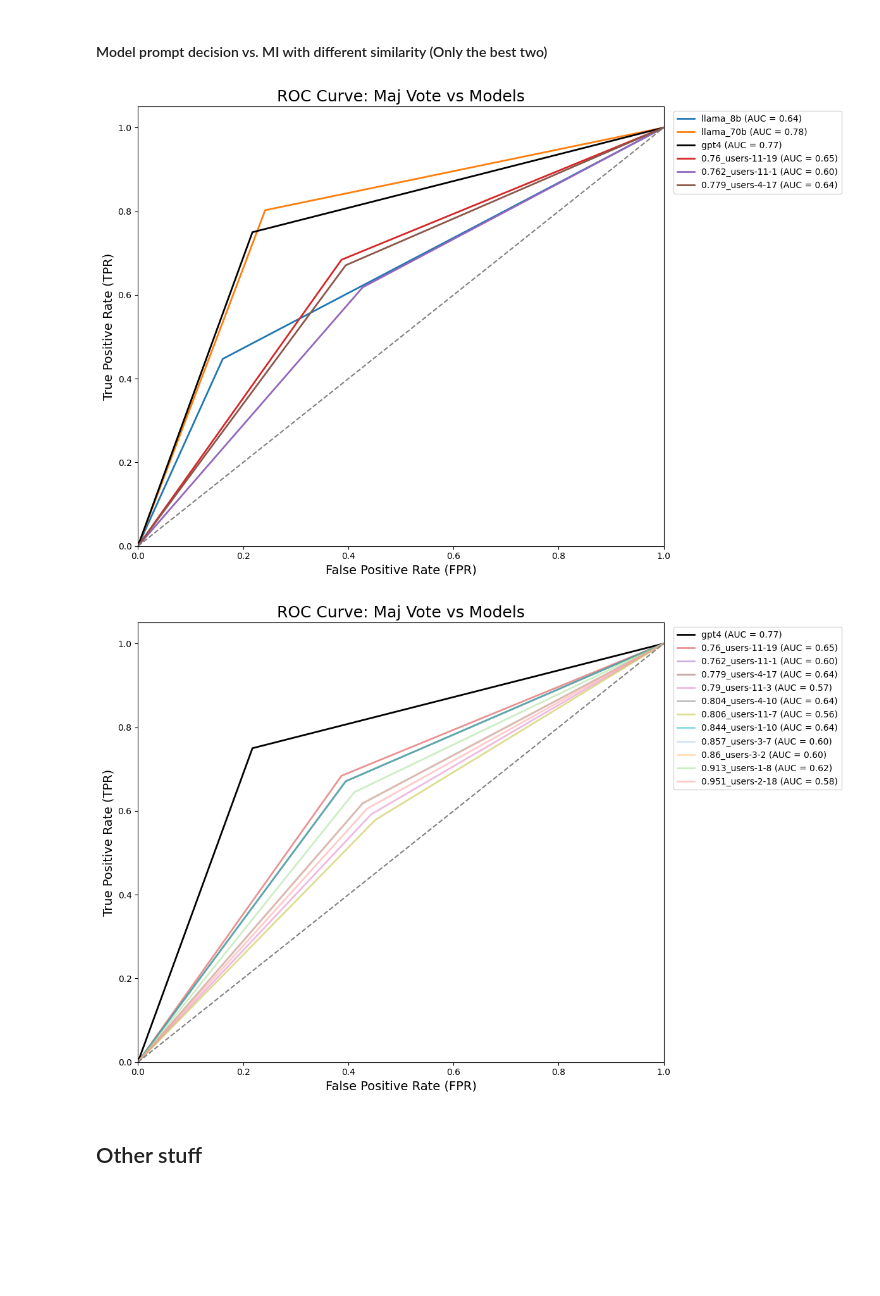
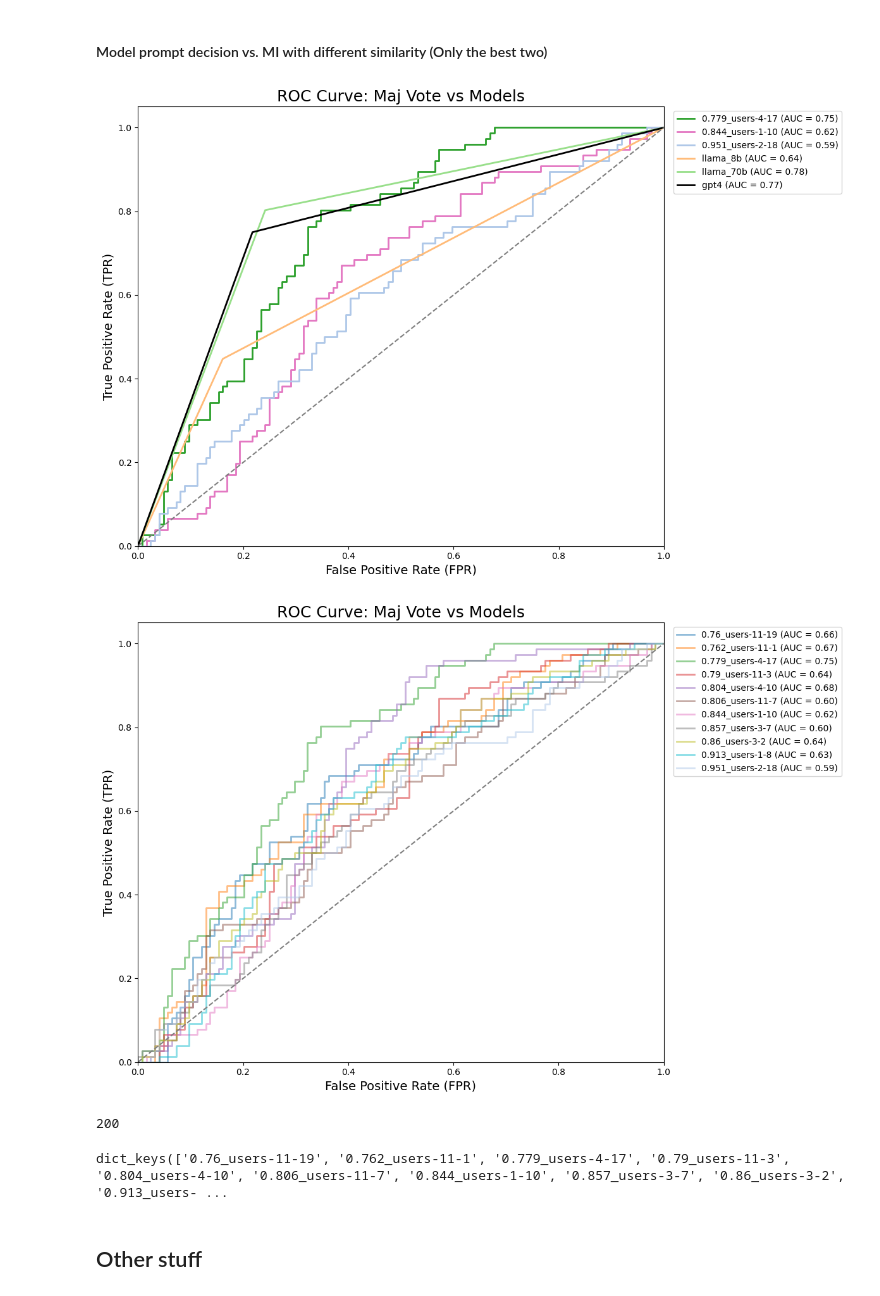
Before and after one commit to janphilippfranken/star-gate-human-eval, a Jupyter notebook: experiments/v1_conversation/vis_sim_eig.ipynb, the cells around one changed output. Saved outputs shown, nothing was run; the diff lists cells and outputs as text; code cells hidden in the pictures; blank space fills up the shorter version.

```diff
--- a/experiments/v1_conversation/vis_sim_eig.ipynb
+++ b/experiments/v1_conversation/vis_sim_eig.ipynb
@@ -57,7 +57,8 @@ user_sim_eig_dict = {
 user_sim_eig_dict = {
     0.76: 'data/expected_info_gain/by_sims/30_words_11-19.json',
     0.762: 'data/expected_info_gain/by_sims/10_words_11-1.json',
-    0.779: 'data/expected_info_gain/by_sims/30_words_4-17.json',
+    # 0.779: 'data/expected_info_gain/by_sims/30_words_4-17.json',
+    0.779: 'data/expected_info_gain/debug/30_words.json',
     0.79: 'data/expected_info_gain/by_sims/30_words_11-3.json',
     0.804: 'data/expected_info_gain/by_sims/30_words_4-10.json',
     0.806: 'data/expected_info_gain/by_sims/30_words_11-7.json',
@@ -78,6 +79,7 @@ user_sim_median_eigs = {}
 
 for similarity, eig_path in user_sim_eig_dict.items():
     user_pair = os.path.basename(eig_path).split('_')[-1].split('.')[0]
+    user_pair = '4-17' if user_pair == 'words' else user_pair
     key = f'{similarity}_users-{user_pair}'
     eig_dict = json.load(open(eig_path, 'r'))
     best_eigs = []
@@ -208,11 +217,17 @@ custom_palette = ['#1f77b4', '#ff7f0e', '#2ca02c', '#d62728', '#9467bd',
                   '#c49c94', '#f7b6d2', '#c7c7c7', '#dbdb8d', '#9edae5']
 # %% [markdown]
 #### Model prompt decision vs. MI with different similarity (Only the best two)
+# %%
+# Add LM results to user_sim_eigs
+for model, labels in model_labels.items():
+    if 'user' not in model:
+        user_sim_eigs[model] = labels
 # %%
 plt.figure(figsize=(12, 8))
 sns.set_palette('colorblind')
-for i, (model, labels) in enumerate(model_labels.items()):
-    if ('users-' in model and ('4-17' in model or'11-1' in model)) or 'user' not in model:
+# for i, (model, labels) in enumerate(model_labels.items()):
+for i, (model, labels) in enumerate(user_sim_eigs.items()):
+    if ('users-' in model and ('4-17' in model or '1-10' in model or '2-18' in model)) or 'user' not in model:
         fpr, tpr, roc_auc = compute_roc_auc(maj_vote, labels)
         color = custom_palette[i]
         if model == 'gpt4':
@@ -231,31 +246,41 @@ plt.legend(bbox_to_anchor=(1.01, 1), loc='upper left')
 plt.tight_layout()
 plt.show()
 # %% [output]
-[figure, old version]
+[figure, new version]
 # %%
 plt.figure(figsize=(12, 8))
 # sns.set_palette('colorblind')
-for i, (model, labels) in enumerate(model_labels.items()):
-    fpr, tpr, roc_auc = compute_roc_auc(maj_vote, labels)
+# for i, (model, labels) in enumerate(model_labels.items()):
+    # fpr, tpr, roc_auc = compute_roc_auc(maj_vote, labels)
+for i, (model, eigs) in enumerate(user_sim_eigs.items()):
+    fpr, tpr, roc_auc = compute_roc_auc(maj_vote, eigs)
     color = custom_palette[i]
     if 'user' in model:
         plt.plot(fpr, tpr, lw=2, color=color, label=f'{model} (AUC = {roc_auc:.2f})', alpha=0.5)
     elif model == 'gpt4':
         plt.plot(fpr, tpr, lw=2, color='black', label=f'{model} (AUC = {roc_auc:.2f})')
 
 
 # baseline: random classifier
 plt.plot([0, 1], [0, 1], color='gray', linestyle='--')
 plt.xlim([0.0, 1.0])
 plt.ylim([0.0, 1.05])
 plt.xlabel('False Positive Rate (FPR)', fontsize=14)
 plt.ylabel('True Positive Rate (TPR)', fontsize=14)
 plt.title('ROC Curve: Maj Vote vs Models', fontsize=18)
 plt.legend(bbox_to_anchor=(1.01, 1), loc='upper left')
 plt.tight_layout()
 plt.show()
 # %% [output]
-[figure, old version]
+[figure, new version]
+# %%
+len(thirty_words)
+# %% [output]
+200
+# %%
+user_sim_eigs['0.779_users-4-17']
+# %% [output]
+dict_keys(['0.76_users-11-19', '0.762_users-11-1', '0.779_users-4-17', '0.79_users-11-3', '0.804_users-4-10', '0.806_users-11-7', '0.844_users-1-10', '0.857_users-3-7', '0.86_users-3-2', '0.913_users- ...
 # %% [markdown]
 ## Other stuff
 # %%
```
Also changed, not shown: parts of 4 cells of this notebook, 59 other files.
